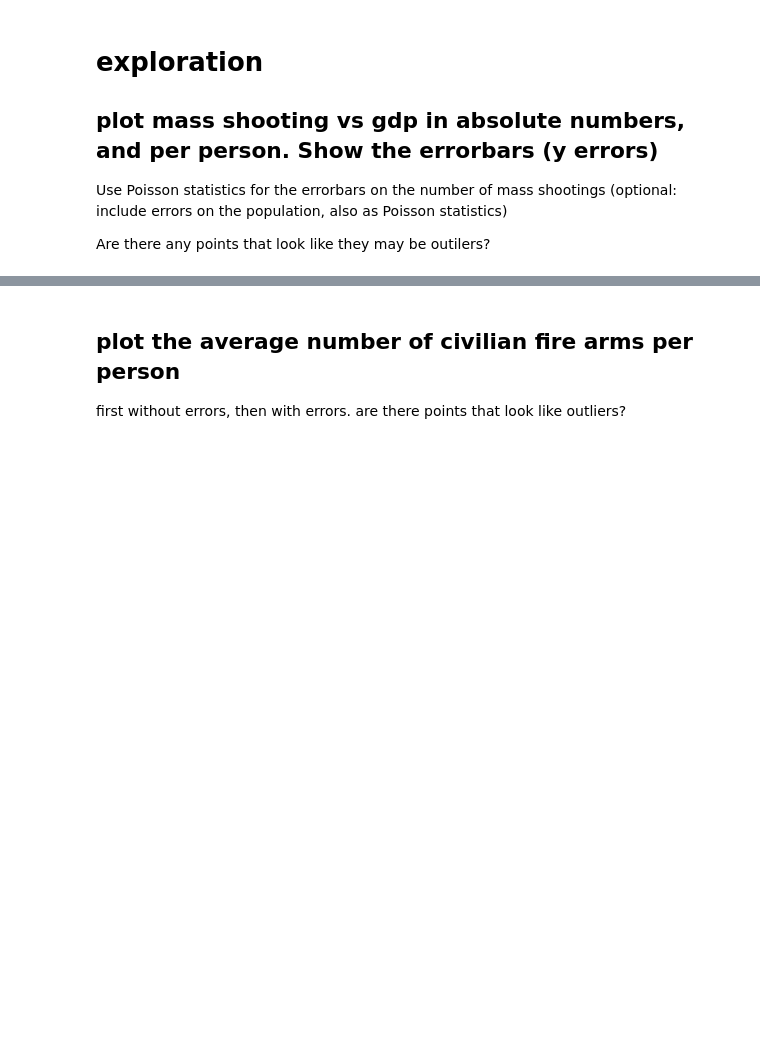
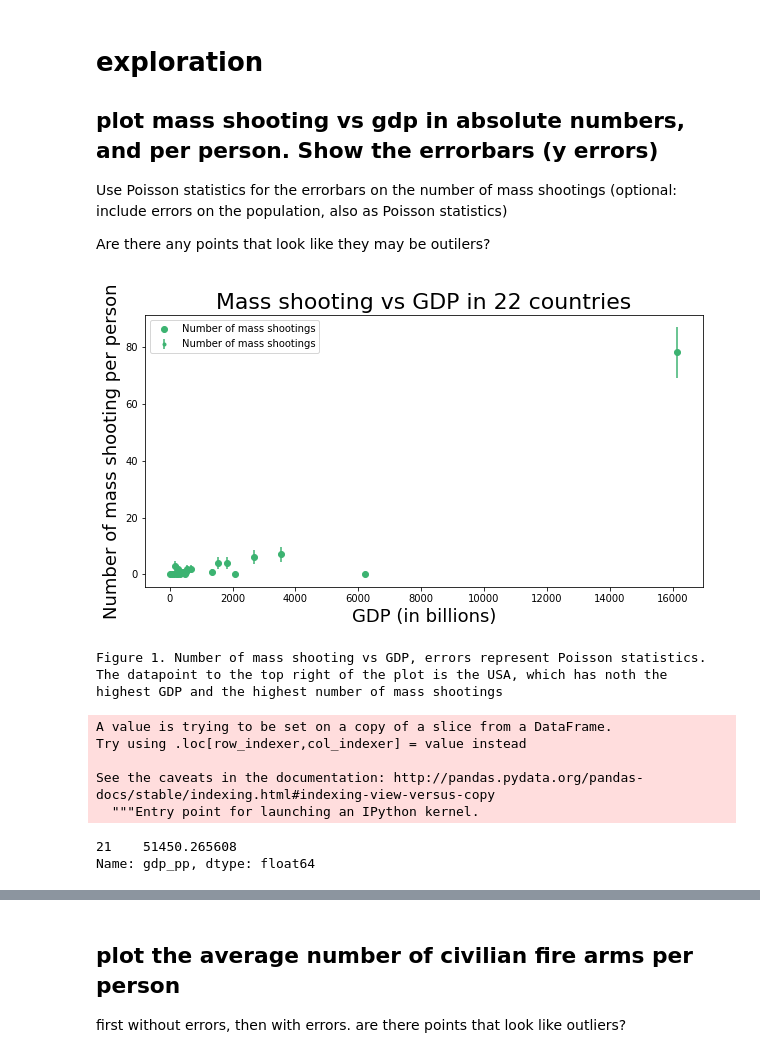
Before and after one commit to sebscho/PUI2017_lz1714, a Jupyter notebook: HW5_lz1714/Assignment3.ipynb, the cells around one changed output, grey strips where cells are left out. Saved outputs shown, nothing was run; the diff lists cells and outputs as text; code cells hidden in the pictures; blank space fills up the shorter version.

```diff
--- a/HW5_lz1714/Assignment3.ipynb
+++ b/HW5_lz1714/Assignment3.ipynb
@@ -131,5 +51,14 @@ df3
+# %%
+#read data
+df1 = pd.read_csv(os.getenv("PUIDATA") + "/" + "World_firearms_murders_and_ownership1.csv")
+df2 = pd.read_csv(os.getenv("PUIDATA") + "/" + "API_SP.POP.TOTL_DS2_en_csv_v2.csv", sep='\t')
+df2.rename(columns = {'2012' : 'pop'}, inplace=True)
+df3 = pd.read_csv(os.getenv("PUIDATA") + "/" + "data-pvLFI.csv")
+df4 = pd.read_csv(os.getenv("PUIDATA") + "/" + "API_NY.GDP.MKTP.CD_DS2_en_csv_v2.csv", sep='\t')
+df4.rename(columns = {'2012' : 'gdp'}, inplace=True)
 # %%
 result = df1.merge(df2, left_on='Country/Territory', right_on='Country Name', how='inner')
-print(len(result))
-result
+result = result.merge(df3, left_on='Country Name', right_on='Country', how='inner')
+result = result.merge(df4, left_on='Country Name', right_on='Country Name', how='inner')
+result.head()
 # %% [output]
@@ -186,2 +84,2 @@ Index(['Country/Territory', 'ISO code', 'Source', '% of homicides by firearm',
 # %%
-df = result[['Country Name', 'Average total all civilian firearms', '2012', ]]
+df = result[['Country Name', 'Average total all civilian firearms', 'pop', 'gdp', 'Number of homicides by firearm', 'Country', 'Guns/100 inhabitants', 'Number of mass shootings']]
@@ -194,17 +101,37 @@ Use Poisson statistics for the errorbars on the number of mass shootings (option
 
 Are there any points that look like they may be outilers?
 # %%
-fig = pl.figure(figsize=(10,5))
+fig = plt.figure(figsize=(10,5))
 ax = fig.add_subplot(111)
 
-scatter = ax.scatter(df_.gdp / 1e9, df_['Number of mass shootings'])
-ax.errorbar(df_.gdp / 1e9, df_['Number of mass shootings'],
-            yerr = np.sqrt(df_['Number of mass shootings'] * 1.0), fmt = '.')
-ax.set_xlabel("GDP (in billions)")
-ax.set_ylabel("Number of mass shooting per person")
+scatter = ax.scatter(df.gdp / 1e9, df['Number of mass shootings'], color='mediumseagreen')
+ax.errorbar(df.gdp / 1e9, df['Number of mass shootings'],
+            yerr = np.sqrt(df['Number of mass shootings'] * 1.0), fmt = '.', color='mediumseagreen')
+ax.set_xlabel("GDP (in billions)", fontsize = 18)
+ax.set_ylabel("Number of mass shooting per person", fontsize = 18)
 ax.set_ylim()
-pl.show()
-print ("Number of mass shooting vs GDP, " +
+ax.set_title("Mass shooting vs GDP in 22 countries", fontsize=22)
+ax.legend()
+plt.show()
+print ("Figure 1. Number of mass shooting vs GDP, " +
        "errors represent Poisson statistics.\n" +
        "The datapoint to the top right of the plot is the USA, " +
        "which has noth the highest GDP and the highest number of mass shootings")
+# %% [output]
+[figure, added]
+Figure 1. Number of mass shooting vs GDP, errors represent Poisson statistics.
+The datapoint to the top right of the plot is the USA, which has noth the highest GDP and the highest number of mass shootings
+# %%
+df['gdp_pp'] = df['gdp'] / df['pop'] #gdp per person
+# %% [output]
+A value is trying to be set on a copy of a slice from a DataFrame.
+Try using .loc[row_indexer,col_indexer] = value instead
+
+See the caveats in the documentation: http://pandas.pydata.org/pandas-docs/stable/indexing.html#indexing-view-versus-copy
+  """Entry point for launching an IPython kernel.
+# %%
+x = df['gdp_pp'][df['Country Name']=='United States']
+x
+# %% [output]
+21    51450.265608
+Name: gdp_pp, dtype: float64
```
Also changed, not shown: parts of 23 cells of this notebook.
